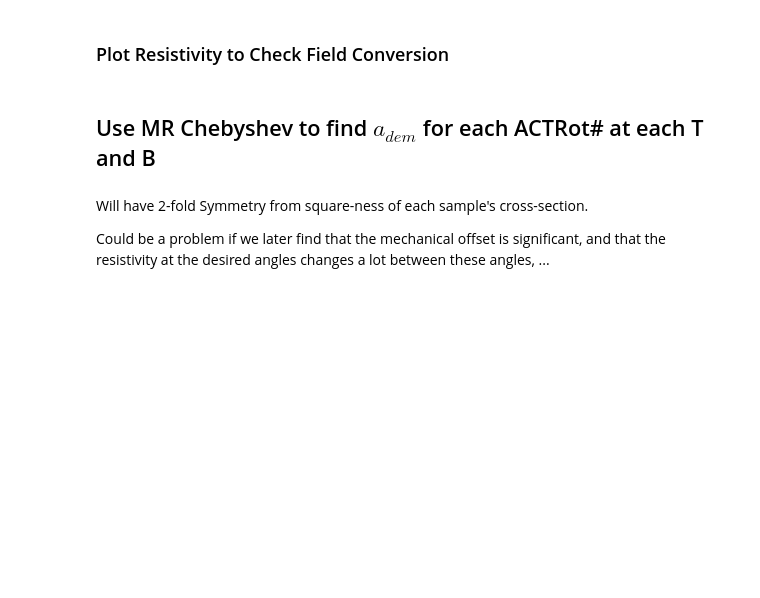
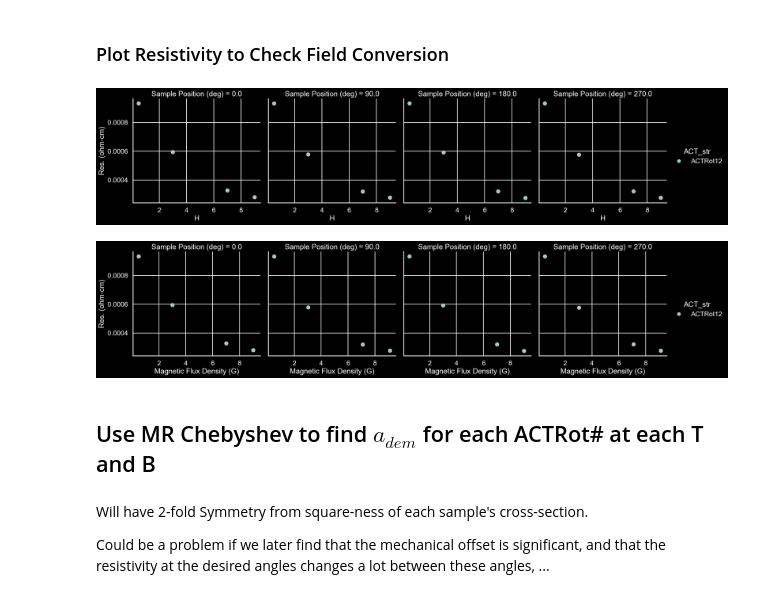
Before and after one commit to BaconBaconBacon/Data-Science-Portfolio, a Jupyter notebook: Python/MSc Data Analyses/Magnetization Extrapolation/Demag Amplitudes and AMRO Comparison.ipynb, the cells around one changed output. Saved outputs shown, nothing was run; the diff lists cells and outputs as text; code cells hidden in the pictures; blank space fills up the shorter version.

```diff
--- a/Python/MSc Data Analyses/Magnetization Extrapolation/Demag Amplitudes and AMRO Comparison.ipynb
+++ b/Python/MSc Data Analyses/Magnetization Extrapolation/Demag Amplitudes and AMRO Comparison.ipynb
@@ -238,8 +239,8 @@ for i, T in enumerate(temp_choices):
     # sns.set_context('paper')
     x_plot = H_vals/10000
 
-    # Data
-    sns.scatterplot(x= x_plot, y=M_vals, marker='x', ax=fit_ax, color='r', label='Data')
+    # data
+    sns.scatterplot(x= x_plot, y=M_vals, marker='x', ax=fit_ax, color='r', label='data')
     # Best Fit
     sns.lineplot(x=x_plot, y = result.best_fit, ax=fit_ax, color='b', label='Best Fit')
     # Residuals
@@ -297,7 +298,7 @@ for i, T in enumerate(temp_choices):
         res_ax.set_ylabel('Res. (%)')
 
     # i+=1
-    fig.savefig('Brillouin Fits and Extrapolation, Linear Term with L {}K.pdf'.format(T), dpi=300, transparent=False, bbox_inches='tight')
+    fig.savefig(figure_path/'Brillouin Fits and Extrapolation, Linear Term with L {}K.pdf'.format(T), dpi=300, transparent=False, bbox_inches='tight')
     plt.show()
 # %% [output]
 T = 2 , min residual: -2.074135815066025 , max residual: 98.87890297466353
@@ -999,13 +940,18 @@ sns.scatterplot(x=x_label, y= y_label, marker='s', hue='T', data=mag_data.reset_
 # %%
 sns.set_context('talk')
 
 #sns.relplot(x=deg_label, y= res_label, col='T', hue = 'Magnetic Flux Density (G)', data=amro_df)
 plot_T = 2
 plot_df = amro_angles_mag_B_df.query('T=={}'.format(plot_T))
-sns.relplot(x='H', # 'Abs. Magnetic Field (Oe)',
-            y= res_label, hue='ACT', col=deg_label, data=plot_df)
-sns.relplot(x='Magnetic Flux Density (G)',
-            y= res_label, hue='ACT', col=deg_label, data=plot_df)
+g = sns.relplot(x='H', # 'Abs. Magnetic Field (Oe)',
+            y= res_label, hue='ACT_str', col=deg_label, data=plot_df)
+plt.show()
+g = sns.relplot(x='Magnetic Flux Density (G)',
+            y= res_label, hue='ACT_str', col=deg_label, data=plot_df)
+plt.show()
+# %% [output]
+[figure, added]
+[figure, added]
 # %% [markdown]
 ## Use MR Chebyshev to find $a_{dem}$ for each ACTRot# at each T and B
 # %% [markdown]
```
Also changed, not shown: parts of 41 cells of this notebook, 2 other files.
